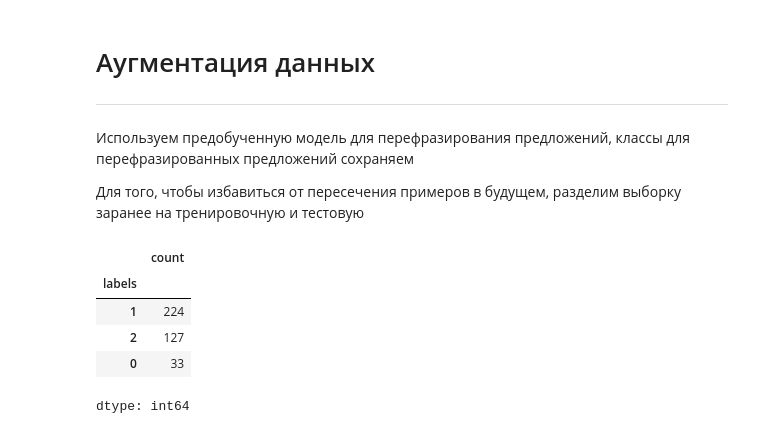
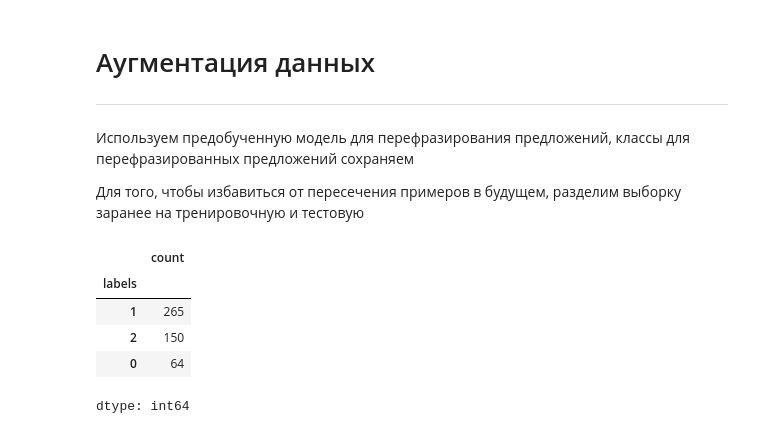
Before and after one commit to khhha-pffuuuu/ITMO_Competition, a Jupyter notebook: notebooks/data_preproccesing.ipynb, the cells around one changed output. Saved outputs shown, nothing was run; the diff lists cells and outputs as text; code cells hidden in the pictures.

Commit message:
New data and model

```diff
--- a/notebooks/data_preproccesing.ipynb
+++ b/notebooks/data_preproccesing.ipynb
@@ -26,3 +38,9 @@ data = pd.read_excel('/content/sample_data/dataset_with_labels.xlsx', index_col=
+# %%
+data1 = pd.read_excel('/content/sample_data/data_comments_1.xlsx')
+data2 = pd.read_excel('/content/sample_data/data_comments_2.xlsx')
+data3 = pd.read_excel('/content/sample_data/data_comments_3.xlsx')
+# %%
+data = pd.concat([data1, data2, data3], axis=0).drop_duplicates()
 # %%
 from bs4 import BeautifulSoup
 
@@ -36,10 +54,11 @@ def html_to_text(html):
 data.MessageText = data.MessageText.apply(lambda x: html_to_text(x))
 # %%
 import re
+from nltk import word_tokenize
 
 # Частично избавимся от "шума"
 def is_noise(text):
-    if len(text) < 3:  # Убираем слишком короткие строки
+    if len(word_tokenize(text)) <= 5:  # Убираем слишком короткие строки
         return True
     if re.match(r"^[\W\d_]+$", text):  # Только символы и цифры
         return True
@@ -63,12 +78,12 @@ train_data, valid_data = train_test_split(data, test_size=0.2, stratify=data.lab
 # %%
 # Посмотрим на балансировку данных
-classes_counts = train_data.labels.value_counts()
+classes_counts = data.labels.value_counts()
 classes_counts
 # %% [output]
 |  | count |
 | labels |  |
-| 1 | 224 |
-| 2 | 127 |
-| 0 | 33 |
+| 1 | 265 |
+| 2 | 150 |
+| 0 | 64 |
 dtype: int64
 # %%
```
Also changed, not shown: parts of 15 cells of this notebook, 14 other files.
